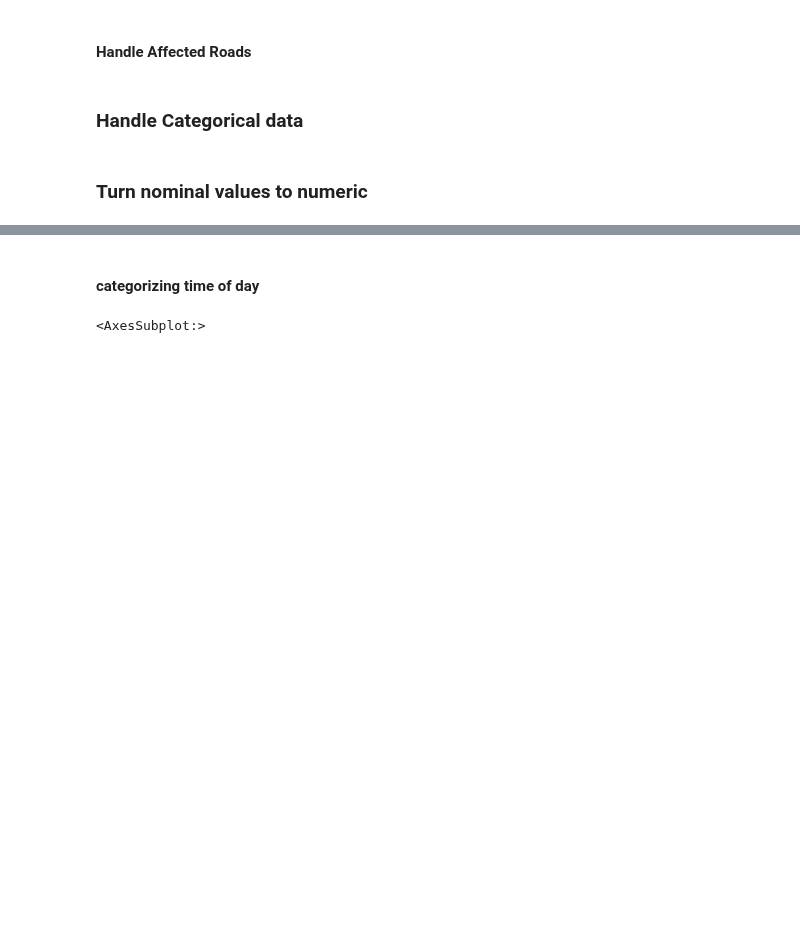
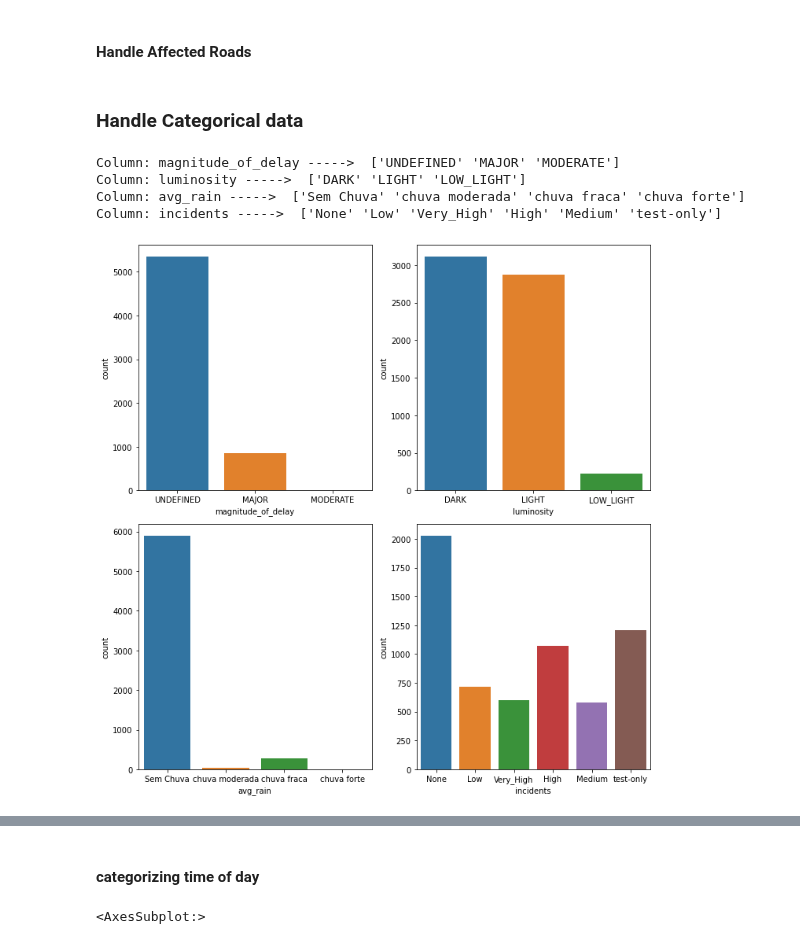
Before and after one commit to rsaSantos/DAA-Project, a Jupyter notebook: Task 2 (Competition)/incidents.ipynb, the cells around one changed output, grey strips where cells are left out. Drawn from its saved outputs; the diff is of its cells as text; code cells hidden in the pictures; blank space fills up the shorter version.

```diff
--- a/Task 2 (Competition)/incidents.ipynb
+++ b/Task 2 (Competition)/incidents.ipynb
@@ -180,5 +182,3 @@ if 'affected_roads' in dataset.columns:
     dataset = replace_affected_roads(dataset)
 # %% [markdown]
 ### Handle Categorical data
-# %% [markdown]
-###  Turn nominal values to numeric
@@ -193,0 +185,20 @@ dataset['avg_rain'] = dataset['avg_rain'].map(dict_avg_rain)
+# %%
+# There are 5 non-numeric columns: magnitude_of_delay, record_date, luminosity, avg_rain and incidents
+# See the different values of each column - exclude record_date, because it is a date (\:)
+non_numeric_columns = ['magnitude_of_delay', 'luminosity', 'avg_rain', 'incidents']
+for column in non_numeric_columns:
+    print("Column: {}".format(column), "-----> ", dataset[column].unique())
+# %% [output]
+Column: magnitude_of_delay ----->  ['UNDEFINED' 'MAJOR' 'MODERATE']
+Column: luminosity ----->  ['DARK' 'LIGHT' 'LOW_LIGHT']
+Column: avg_rain ----->  ['Sem Chuva' 'chuva moderada' 'chuva fraca' 'chuva forte']
+Column: incidents ----->  ['None' 'Low' 'Very_High' 'High' 'Medium' 'test-only']
+# %%
+# Get the distribution of the non-numeric columns
+fig, axes = plt.subplots(nrows=2, ncols=2, figsize=(10, 10))
+for idx, column in enumerate(non_numeric_columns):
+    sns.countplot(x=column, data=dataset, ax=axes[idx // 2, idx % 2])
+plt.tight_layout()
+plt.show()
+# %% [output]
+[figure, added]
```
Also changed, not shown: parts of 54 cells of this notebook, 4 other files.
